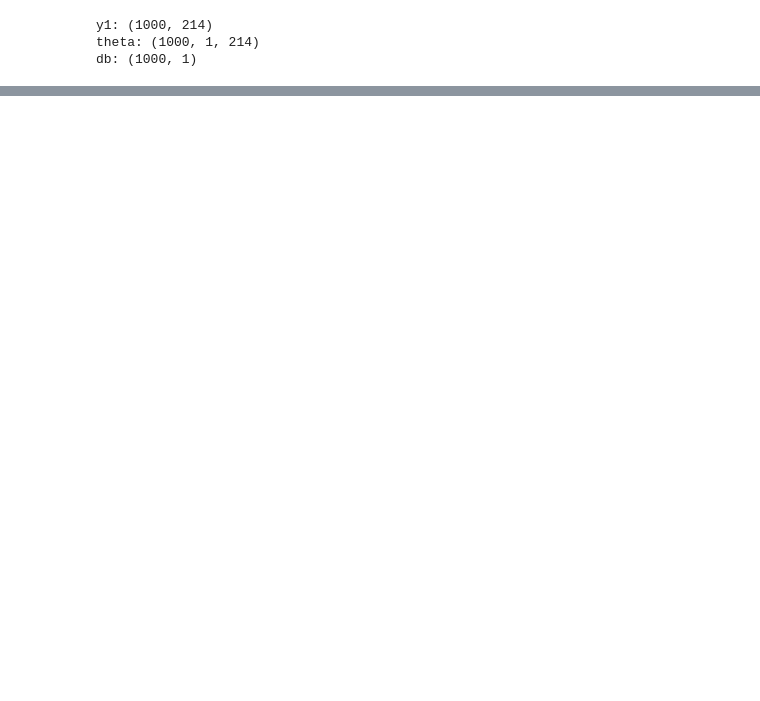
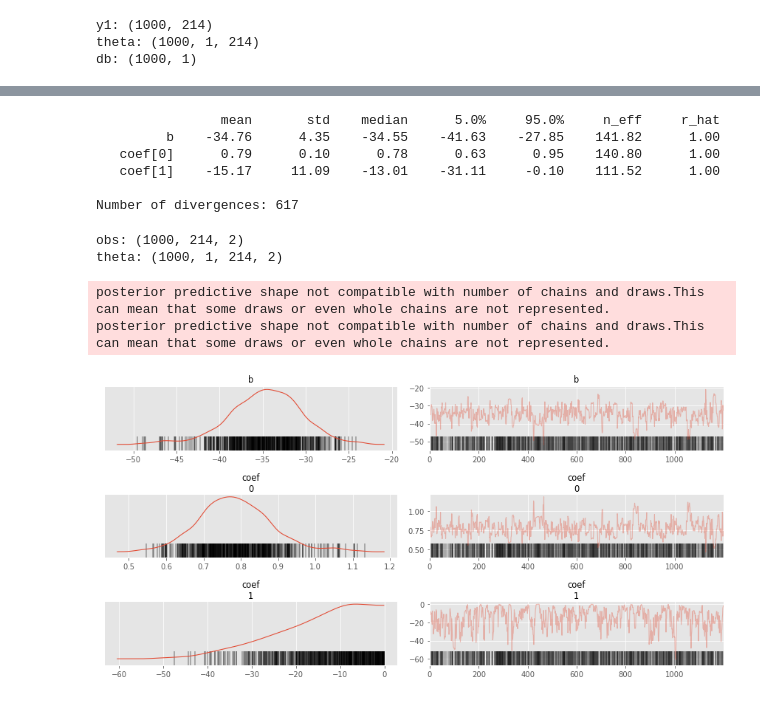
Before and after one commit to GStechschulte/books-with-code, a Jupyter notebook: bmcp/ch_3_pyro.ipynb, the cells around one changed output, grey strips where cells are left out. Drawn from its saved outputs; the diff is of its cells as text; code cells hidden in the pictures; blank space fills up the shorter version.

```diff
--- a/bmcp/ch_3_pyro.ipynb
+++ b/bmcp/ch_3_pyro.ipynb
@@ -512,0 +461,15 @@ plt.show()
+# %%
+def multiple_logistic_model(data_matrix, species=None):
+
+    N, K = data_matrix.size()
+
+    beta = pyro.sample("b", dist.Normal(0, 10))
+    w = pyro.sample('coef', dist.Normal(0., 20.).expand([K]))
+    #w = pyro.sample('coef', dist.Normal(torch.zeros(K), torch.ones(K)))
+
+    mu = beta + torch.mul(data_matrix, w)
+    theta = pyro.deterministic('theta', torch.sigmoid(mu))
+    #db = pyro.deterministic('db', ((-w[0] / w[2]) - (w[1] / w[2])) * data_matrix[:, 1])
+
+    with pyro.plate('plate'):
+        y1 = pyro.sample('obs', dist.Bernoulli(theta), obs=species)
@@ -512,0 +482,37 @@ plt.show()
+# %%
+kernel = NUTS(model=multiple_logistic_model, adapt_step_size=True)
+mcmc_mult_logistic = MCMC(kernel, num_samples=1200, warmup_steps=500)
+mcmc_mult_logistic.run(X, species_codes)
+# %%
+mcmc_mult_logistic.summary()
+# %% [output]
+                mean       std    median      5.0%     95.0%     n_eff     r_hat
+         b    -34.76      4.35    -34.55    -41.63    -27.85    141.82      1.00
+   coef[0]      0.79      0.10      0.78      0.63      0.95    140.80      1.00
+   coef[1]    -15.17     11.09    -13.01    -31.11     -0.10    111.52      1.00
+
+Number of divergences: 617
+# %%
+mcmc_mult_samples = mcmc_mult_logistic.get_samples(num_samples=1000)
+post_predictive = Predictive(multiple_logistic_model, mcmc_mult_samples)
+predictive_samples = post_predictive(X, None)
+
+for k, v in predictive_samples.items():
+    print(f'{k}: {tuple(v.shape)}')
+# %% [output]
+obs: (1000, 214, 2)
+theta: (1000, 1, 214, 2)
+# %%
+inf_data = az.from_pyro(
+    mcmc_mult_logistic,
+    posterior_predictive=mcmc_mult_samples
+)
+# %% [output]
+posterior predictive shape not compatible with number of chains and draws.This can mean that some draws or even whole chains are not represented.
+posterior predictive shape not compatible with number of chains and draws.This can mean that some draws or even whole chains are not represented.
+# %%
+az.plot_trace(inf_data, compact=False, var_names=['b', 'coef'])
+plt.tight_layout()
+plt.show()
+# %% [output]
+[figure, added]
```
Also changed, not shown: parts of 36 cells of this notebook, 3 other files.
